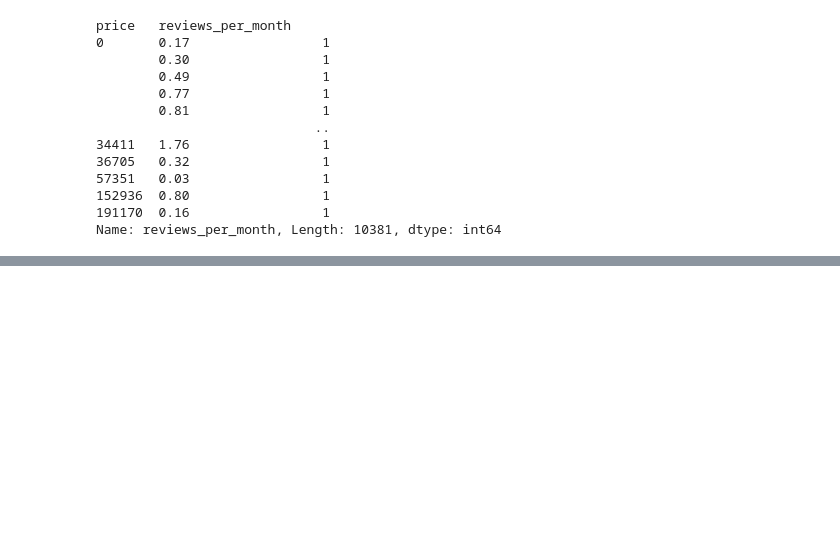
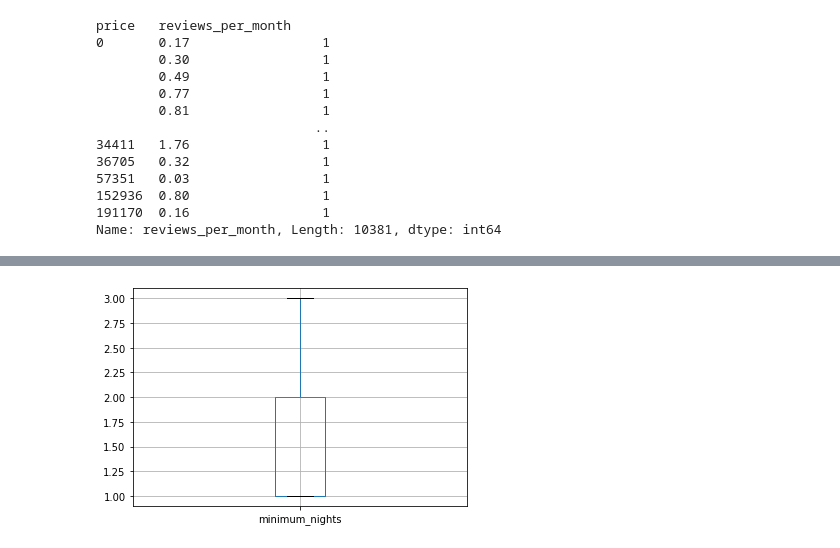
Before and after one commit to elc17/Project_1, a Jupyter notebook: project_1.ipynb, the cells around one changed output, grey strips where cells are left out. Cells and saved outputs as stored; diff of their text form; code cells hidden in the pictures; blank space fills up the shorter version.

```diff
--- a/project_1.ipynb
+++ b/project_1.ipynb
@@ -112,0 +211,5 @@ Name: reviews_per_month, Length: 10381, dtype: int64
+# %%
+data_df.boxplot(column=["minimum_nights"],showfliers=False)
+plt.show()
+# %% [output]
+[figure, added]
```
Also changed, not shown: parts of 9 cells of this notebook.
